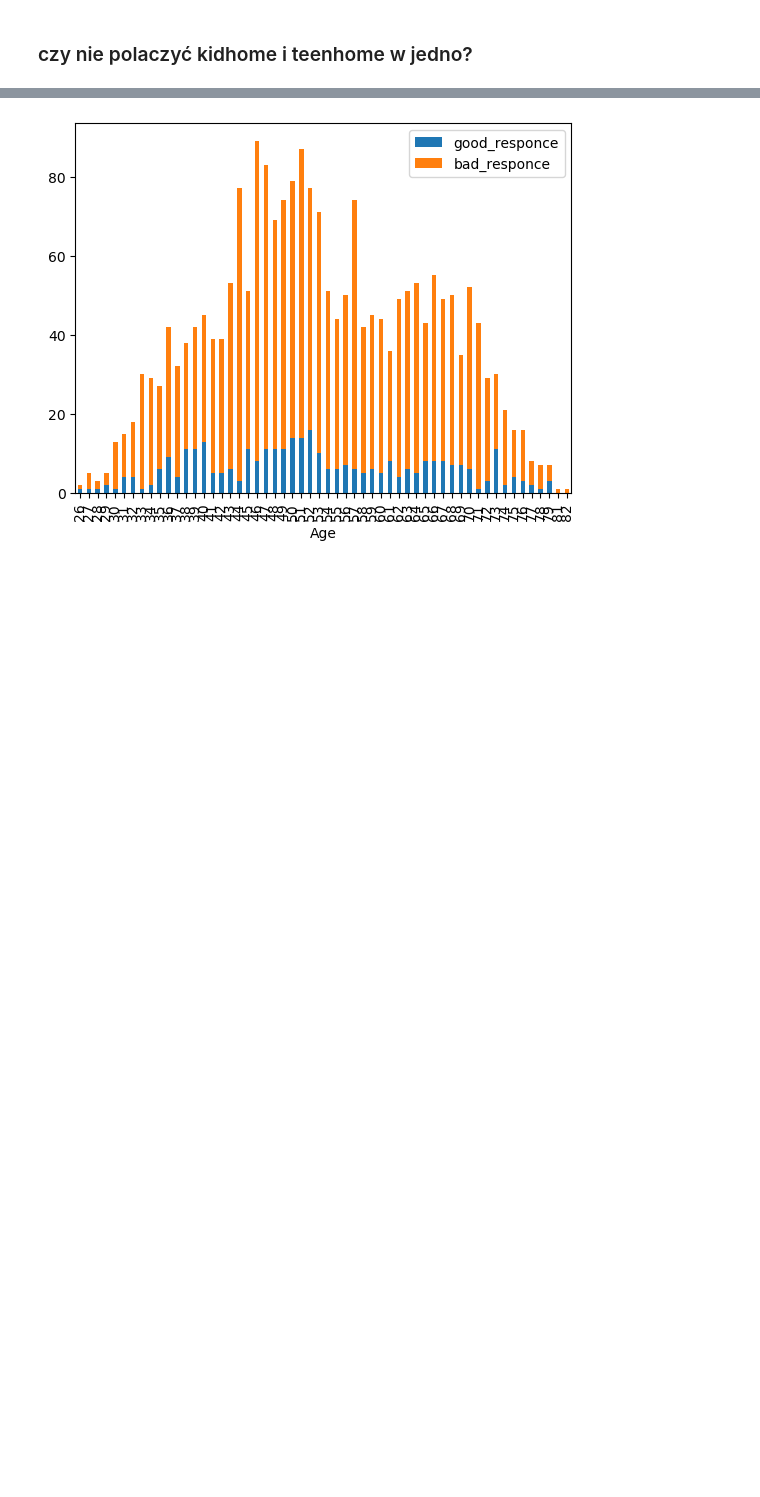
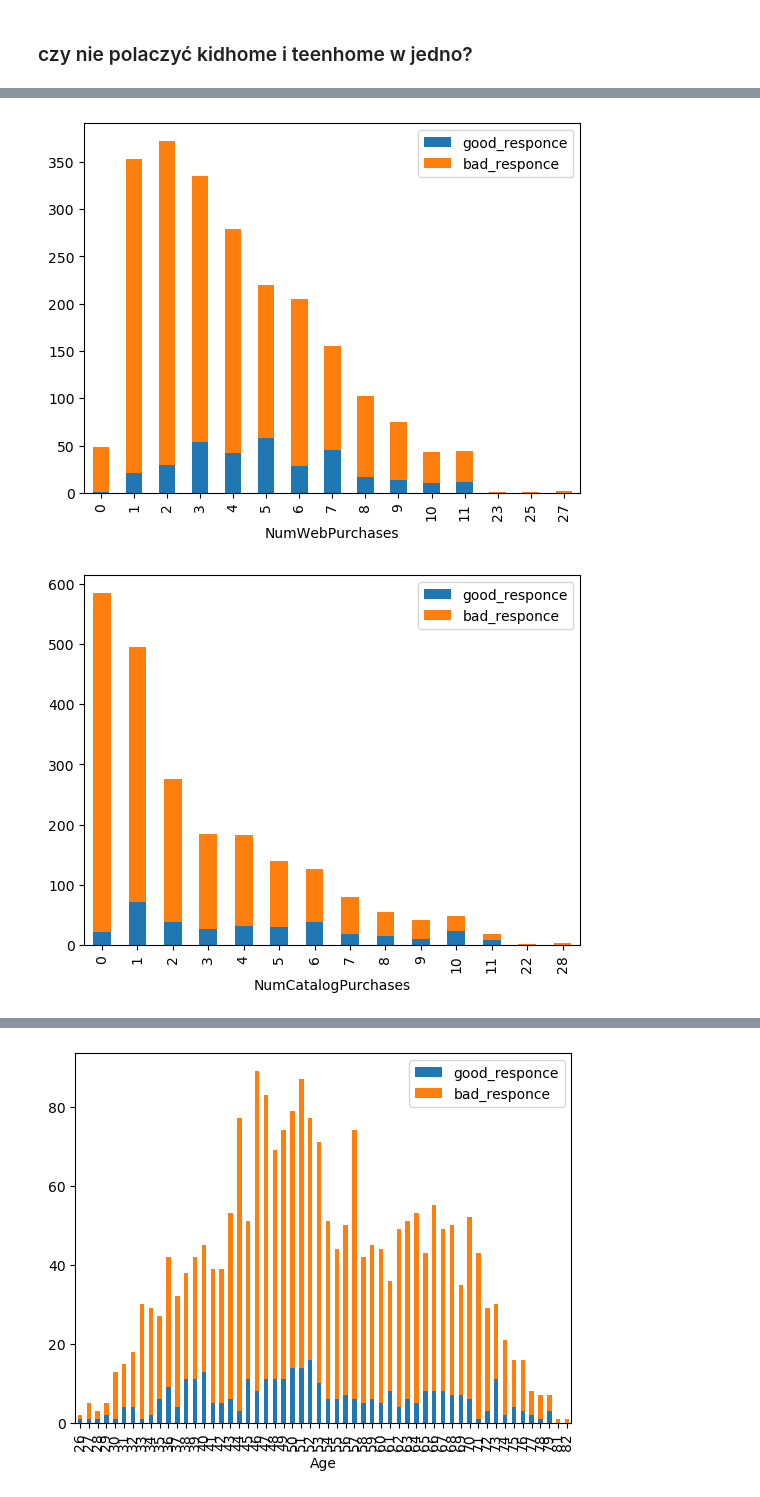
Before and after one commit to YuriiBatkovych/MachineLearning2022_2023, a Jupyter notebook: project/Project.ipynb, the cells around one changed output, grey strips where cells are left out. Cells and saved outputs as stored; diff of their text form; code cells hidden in the pictures; blank space fills up the shorter version.

```diff
--- a/project/Project.ipynb
+++ b/project/Project.ipynb
@@ -309,0 +340,9 @@ tmp_data.groupby('Teenhome').agg('sum')[['good_responce', 'bad_responce']].plot(
+# %%
+place_columns = ['NumWebPurchases', 'NumCatalogPurchases', 'NumStorePurchases', 'NumWebVisitsMonth']
+
+for place_column in place_columns:
+    tmp_data.groupby(place_column).agg('sum')[['good_responce', 'bad_responce']].plot(kind='bar',
+                                                          stacked=True);
+# %% [output]
+[figure, added]
+[figure, added]
```
Also changed, not shown: parts of 31 cells of this notebook.
